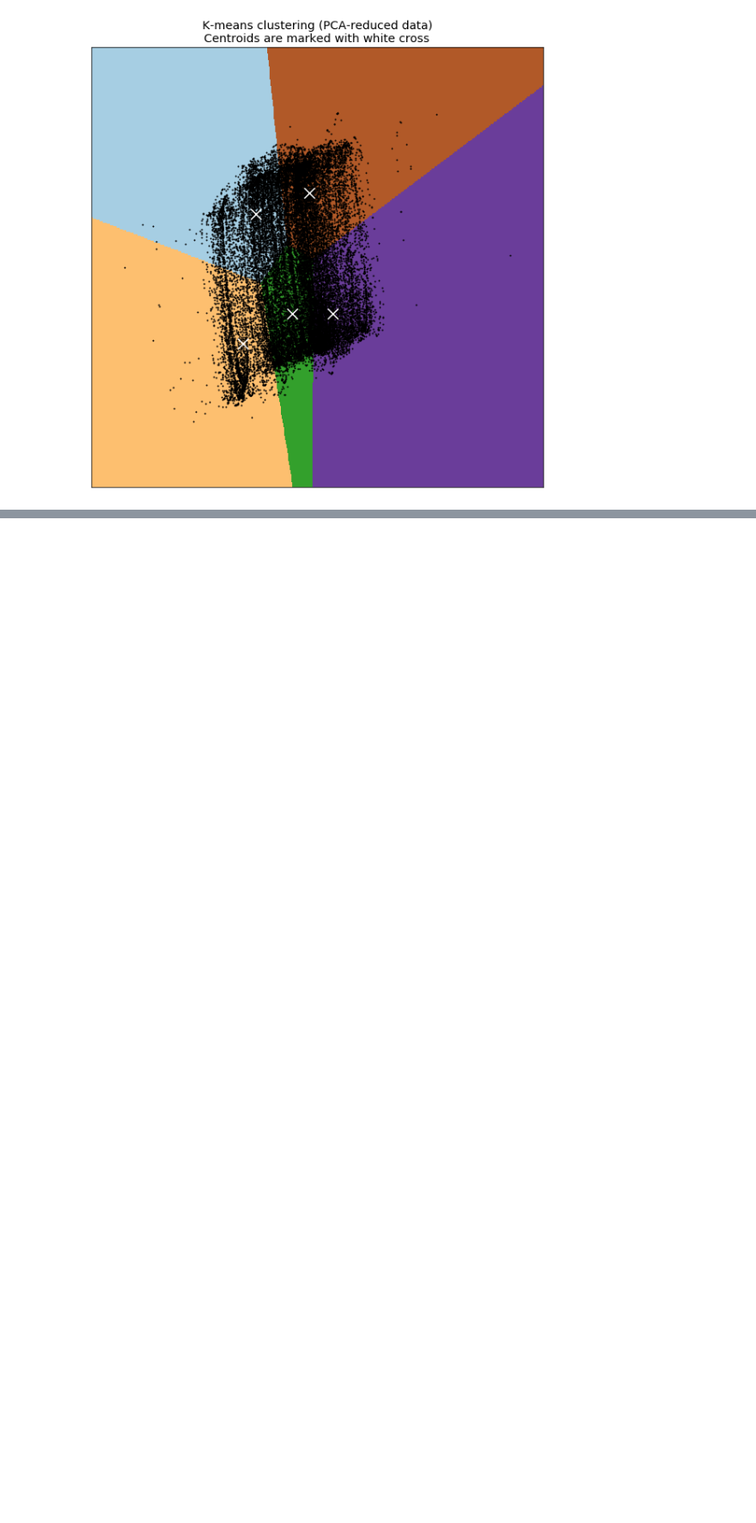
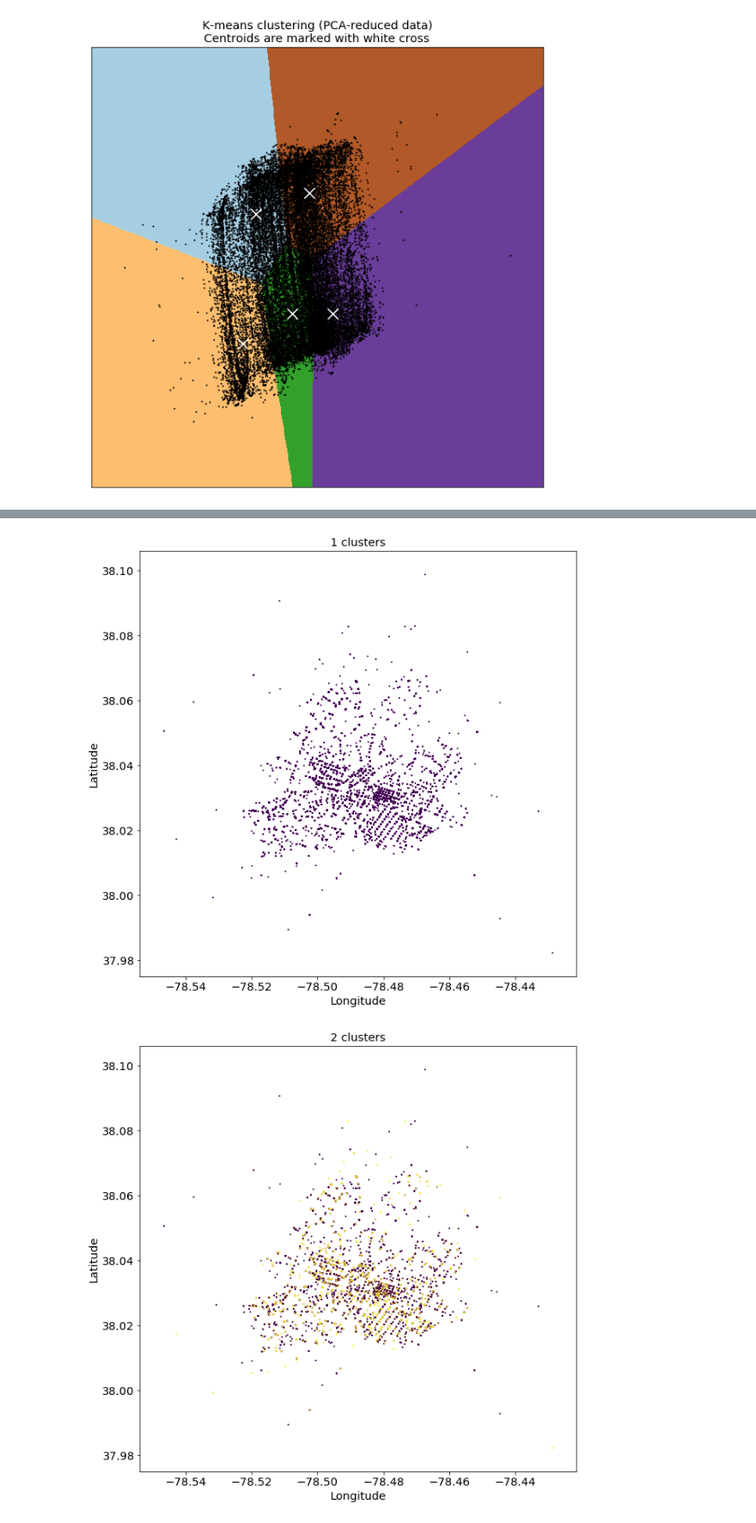
Before and after one commit to auhcheng/cville-crime, a Jupyter notebook: crime_data-analysis.ipynb, the cells around one changed output, grey strips where cells are left out. Shown at 86% size. Cells and saved outputs as stored; diff of their text form; code cells hidden in the pictures; blank space fills up the shorter version.

```diff
--- a/crime_data-analysis.ipynb
+++ b/crime_data-analysis.ipynb
@@ -280,0 +444,4 @@ plt.savefig('clusters')
+# %%
+X_mean, Y_mean = col_transformer.named_transformers_['num'].mean_[:2]
+X_var, Y_var = col_transformer.named_transformers_['num'].var_[:2]
+X_stdev, Y_stdev = np.sqrt(X_var), np.sqrt(Y_var)
@@ -280,0 +515,29 @@ plt.savefig('clusters')
+# %%
+# adapted from https://scikit-learn.org/stable/auto_examples/cluster/plot_cluster_iris.html#sphx-glr-auto-examples-cluster-plot-cluster-iris-py
+from sklearn.cluster import KMeans
+from mpl_toolkits.mplot3d import Axes3D
+inertias = []
+for k in range(1, 11):
+    plt.figure(figsize=(10, 10))
+    est = KMeans(n_clusters=k, n_init=5)
+    est.fit(crime_prep)
+    labels = est.labels_
+    inertias.append(est.inertia_)
+    plt.scatter((crime_prep.X*X_stdev)+X_mean,
+                (crime_prep.Y*Y_stdev)+Y_mean,
+               c=labels.astype(np.float), marker='x', s=2, linewidth=1)
+    ax = plt.gca()
+    ax.set_xlabel('Longitude')
+    ax.set_ylabel('Latitude')
+    ax.set_title('{} clusters'.format(k))
+    plt.savefig('{}_clusters'.format(k))
+
+plt.figure(figsize=(10, 10))
+plt.plot(range(1, 11), inertias)
+plt.title('Inertia for k clusters')
+plt.xlabel('k')
+plt.ylabel('Inertia')
+plt.savefig('inertia')
+# %% [output]
+[figure, added]
+[figure, added]
```
Also changed, not shown: parts of 15 cells of this notebook, 12 other files.
